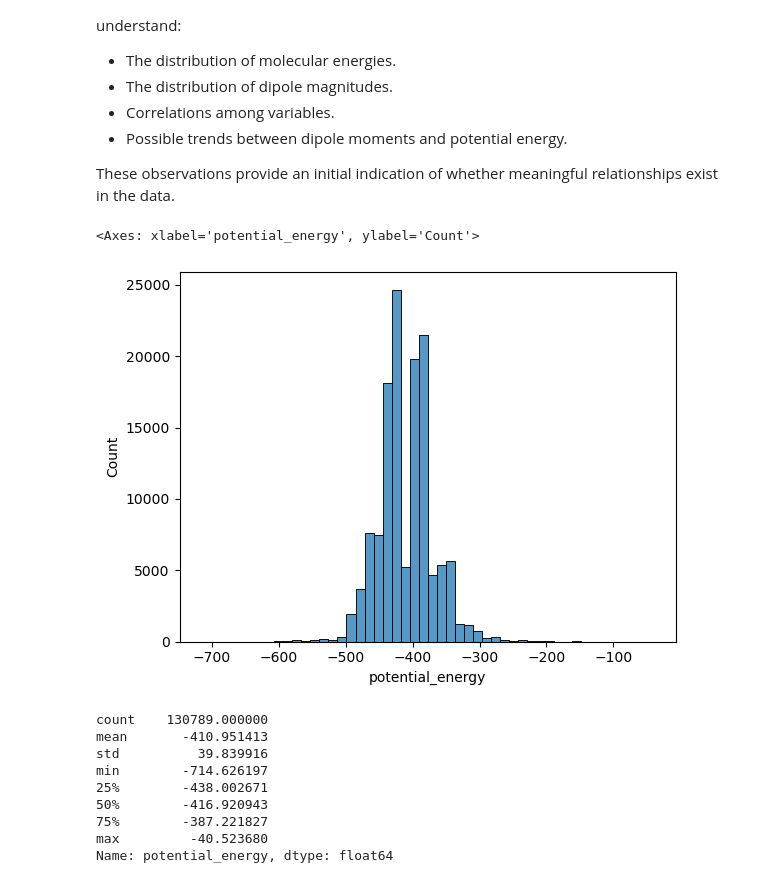
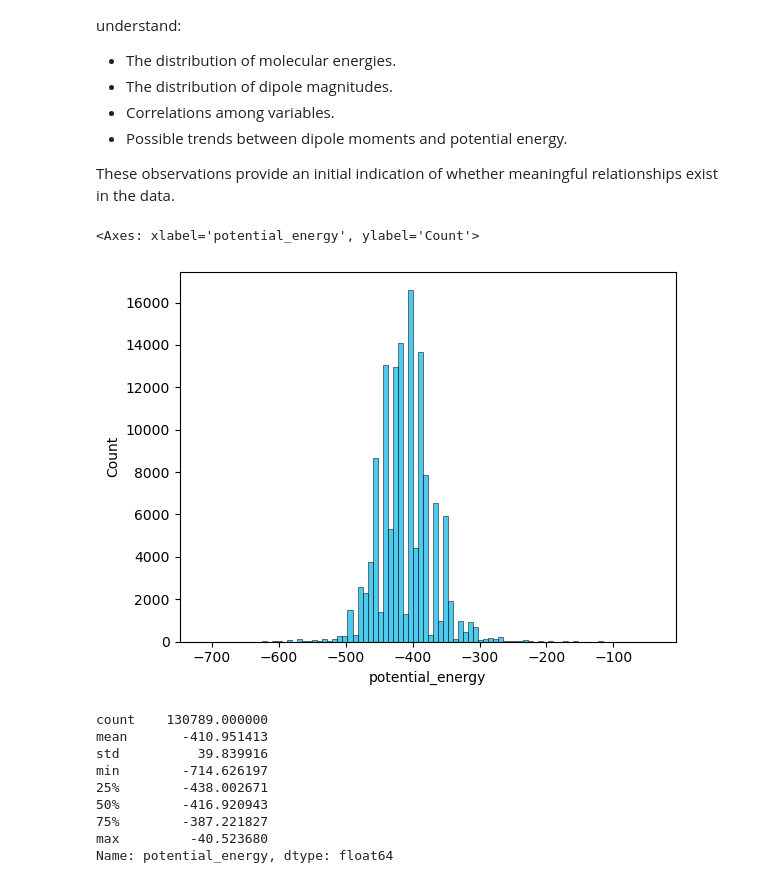
Before and after one commit to thedhawalpanchamiya/can-dipole-predict-energy, a Jupyter notebook: main.ipynb, the cells around one changed output. Drawn from its saved outputs; the diff is of its cells as text; code cells hidden in the pictures.

```diff
--- a/main.ipynb
+++ b/main.ipynb
@@ -184,11 +184,11 @@ These observations provide an initial indication of whether meaningful relations
 # %%
 # Distribution of potential energy with histogram
 
-sns.histplot(data["potential_energy"],kde= False ,bins = 50)
+sns.histplot(data["potential_energy"],kde= False ,bins = 90 ,  color = "#11B9E8")
 # here i do need to adjust bins manually for better results , at fd results are tremendous
 # %% [output]
 <Axes: xlabel='potential_energy', ylabel='Count'>
-[figure, old version]
+[figure, new version]
 # %%
 data["potential_energy"].describe()
 # %% [output]
```
Also changed, not shown: parts of 7 cells of this notebook.
